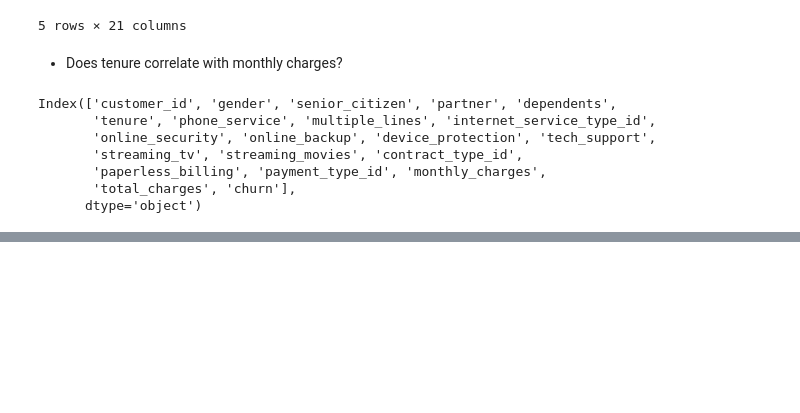
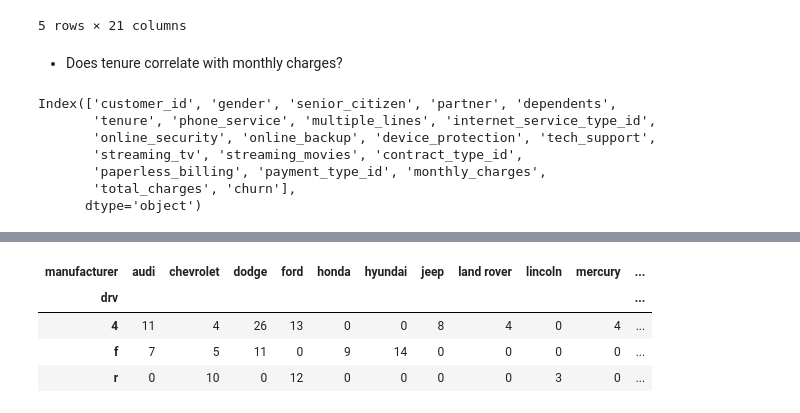
Before and after one commit to jacobpanyathong1/statistics_exercises, a Jupyter notebook: stats/hypothesis_testing.ipynb, the cells around one changed output, grey strips where cells are left out. Saved outputs shown, nothing was run; the diff lists cells and outputs as text; code cells hidden in the pictures; blank space fills up the shorter version.

```diff
--- a/stats/hypothesis_testing.ipynb
+++ b/stats/hypothesis_testing.ipynb
@@ -411,0 +486,2 @@ total_charges_tenure_df
+# %%
+chi2, p, degf, expected = stats.chi2_contingency(observed)
@@ -411,0 +518,9 @@ total_charges_tenure_df
+# %%
+expected
+observed
+# %% [output]
+| manufacturer | audi | chevrolet | dodge | ford | honda | hyundai | jeep | land rover | lincoln | mercury | ... |
+| drv |  |  |  |  |  |  |  |  |  |  | ... |
+| 4 | 11 | 4 | 26 | 13 | 0 | 0 | 8 | 4 | 0 | 4 | ... |
+| f | 7 | 5 | 11 | 0 | 9 | 14 | 0 | 0 | 0 | 0 | ... |
+| r | 0 | 10 | 0 | 12 | 0 | 0 | 0 | 0 | 3 | 0 | ... |
```
Also changed, not shown: parts of 89 cells of this notebook.
